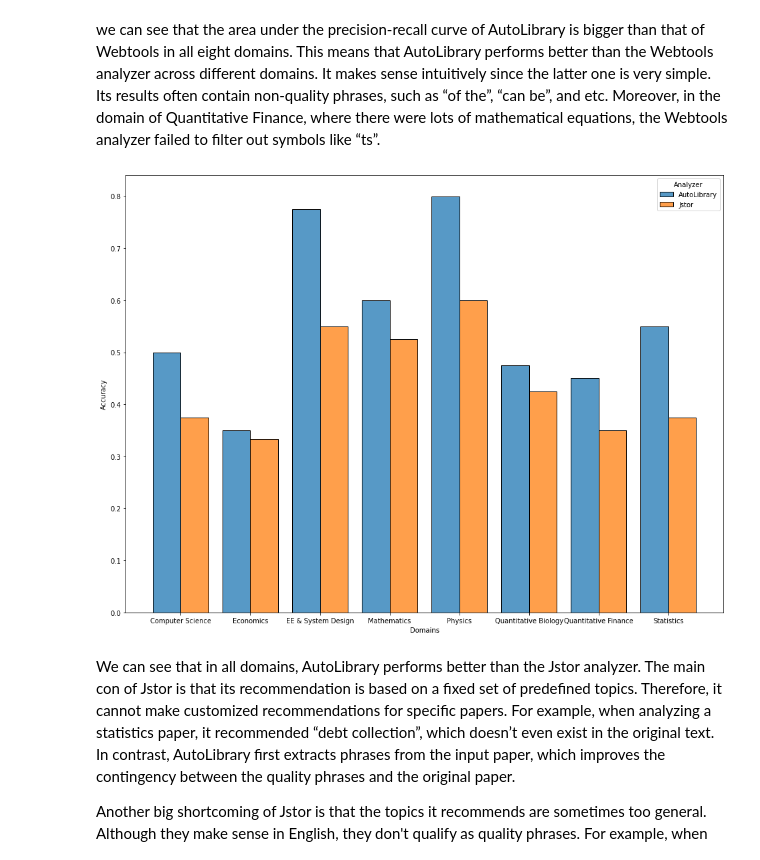
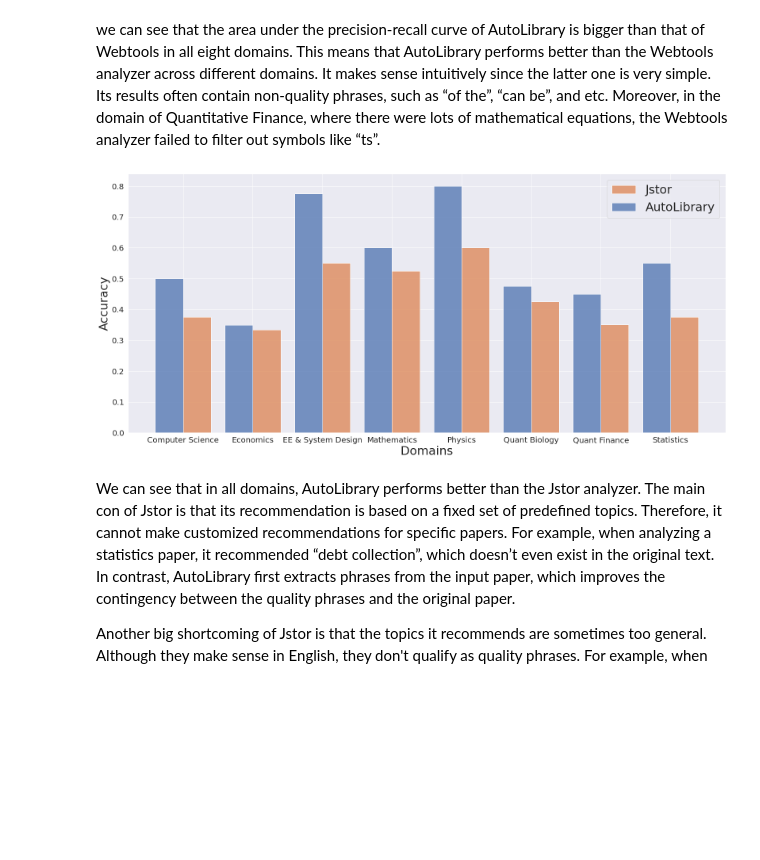
Before and after one commit to YichunRen/AutoLibrary-Scientific-Paper-Keywords-Extraction-, a Jupyter notebook: notebooks/Experiment.ipynb, the cells around one changed output. Drawn from its saved outputs; the diff is of its cells as text; code cells hidden in the pictures; blank space fills up the shorter version.

Commit message:
plot font size

```diff
--- a/notebooks/Experiment.ipynb
+++ b/notebooks/Experiment.ipynb
@@ -1082,7 +1082,7 @@ autophrase_qbio_labels = [1, 1, 1, 1, 0, 1, 0, 0, 1, 0,
                          1, 0, 1, 1, 1, 0, 0, 1, 0, 0,
                          1, 0, 0, 1, 1, 0, 1, 0, 0, 0,
                          0, 0, 1, 0, 1, 0, 0, 1, 1, 0]
-top40_acc_df = top40_acc_df.append({"Accuracy": np.mean(autophrase_qbio_labels), "Analyzer": "AutoLibrary", "Domain": "Quantitative Biology"}, ignore_index = True)
+top40_acc_df = top40_acc_df.append({"Accuracy": np.mean(autophrase_qbio_labels), "Analyzer": "AutoLibrary", "Domain": "Quant Biology"}, ignore_index = True)
 top40_acc_df
 # %% [output]
 |  | Analyzer | Accuracy | Domain |
@@ -1168,7 +1168,7 @@ jstor_qbio_labels = [0, 0, 0, 0, 1, 1, 1, 0, 1, 1,
                     1, 0, 0, 1, 0, 0, 0, 0, 1, 0,
                     0, 1, 1, 1, 1, 0, 1, 1, 0, 1,
                     0, 0, 0, 1, 1, 0, 0, 0, 0, 0]
-top40_acc_df = top40_acc_df.append({"Accuracy": np.mean(jstor_qbio_labels), "Analyzer": "Jstor", "Domain": "Quantitative Biology"}, ignore_index = True)
+top40_acc_df = top40_acc_df.append({"Accuracy": np.mean(jstor_qbio_labels), "Analyzer": "Jstor", "Domain": "Quant Biology"}, ignore_index = True)
 top40_acc_df
 # %% [output]
 |  | Analyzer | Accuracy | Domain |
@@ -1330,7 +1310,7 @@ autophrase_qfin_labels = [1, 1, 0, 1, 0, 1, 0, 1, 1, 1,
                          1, 1, 0, 0, 0, 1, 0, 0, 1, 1,
                          0, 0, 1, 0, 0, 0, 0, 1, 0, 1,
                          0, 1, 0, 0, 1, 0, 0, 1, 0, 0]
-top40_acc_df = top40_acc_df.append({"Accuracy": np.mean(autophrase_qfin_labels), "Analyzer": "AutoLibrary", "Domain": "Quantitative Finance"}, ignore_index = True)
+top40_acc_df = top40_acc_df.append({"Accuracy": np.mean(autophrase_qfin_labels), "Analyzer": "AutoLibrary", "Domain": "Quant Finance"}, ignore_index = True)
 top40_acc_df
 # %% [output]
 |  | Analyzer | Accuracy | Domain |
@@ -1420,7 +1400,7 @@ jstor_qfin_labels = [1, 1, 0, 1, 0, 0, 0, 0, 1, 0,
                     1, 1, 0, 0, 0, 0, 0, 0, 0, 0,
                     0, 0, 1, 0, 0, 1, 0, 0, 0, 1,
                     1, 1, 1, 0, 1, 0, 0, 0, 0, 1]
-top40_acc_df = top40_acc_df.append({"Accuracy": np.mean(jstor_qfin_labels), "Analyzer": "Jstor", "Domain": "Quantitative Finance"}, ignore_index = True)
+top40_acc_df = top40_acc_df.append({"Accuracy": np.mean(jstor_qfin_labels), "Analyzer": "Jstor", "Domain": "Quant Finance"}, ignore_index = True)
 top40_acc_df
 # %% [output]
 |  | Analyzer | Accuracy | Domain |
@@ -1825,14 +1805,17 @@ we can see that the area under the precision-recall curve of AutoLibrary is bigg
 # %%
 # autolibrary vs. jstor
 import seaborn as sns
 import matplotlib.pyplot as plt
-fig = plt.figure(figsize = (16, 12))
+fig = plt.figure(figsize = (27, 12))
+sns.set(font_scale = 1.8)
 ax = sns.histplot(data = top40_acc_df, x = "Domain", weights = "Accuracy", hue = "Analyzer",
                   hue_order = ["AutoLibrary", "Jstor"], multiple="dodge", shrink=.8)
-ax.set(xlabel='Domains', ylabel='Accuracy')
+ax.set_xlabel('Domains', fontsize = 30)
+ax.set_ylabel('Accuracy', fontsize = 30)
+ax.legend(labels = ["Jstor", "AutoLibrary"], fontsize = 30)
 plt.show()
 # %% [output]
-[figure, old version]
+[figure, new version]
 # %% [markdown]
 We can see that in all domains, AutoLibrary performs better than the Jstor analyzer. The main con of Jstor is that its recommendation is based on a fixed set of predefined topics. Therefore, it cannot make customized recommendations for specific papers. For example, when analyzing a statistics paper, it recommended “debt collection”, which doesn’t even exist in the original text. In contrast, AutoLibrary first extracts phrases from the input paper, which improves the contingency between the quality phrases and the original paper.
 
```
Also changed, not shown: parts of 15 cells of this notebook, 1 other file.
